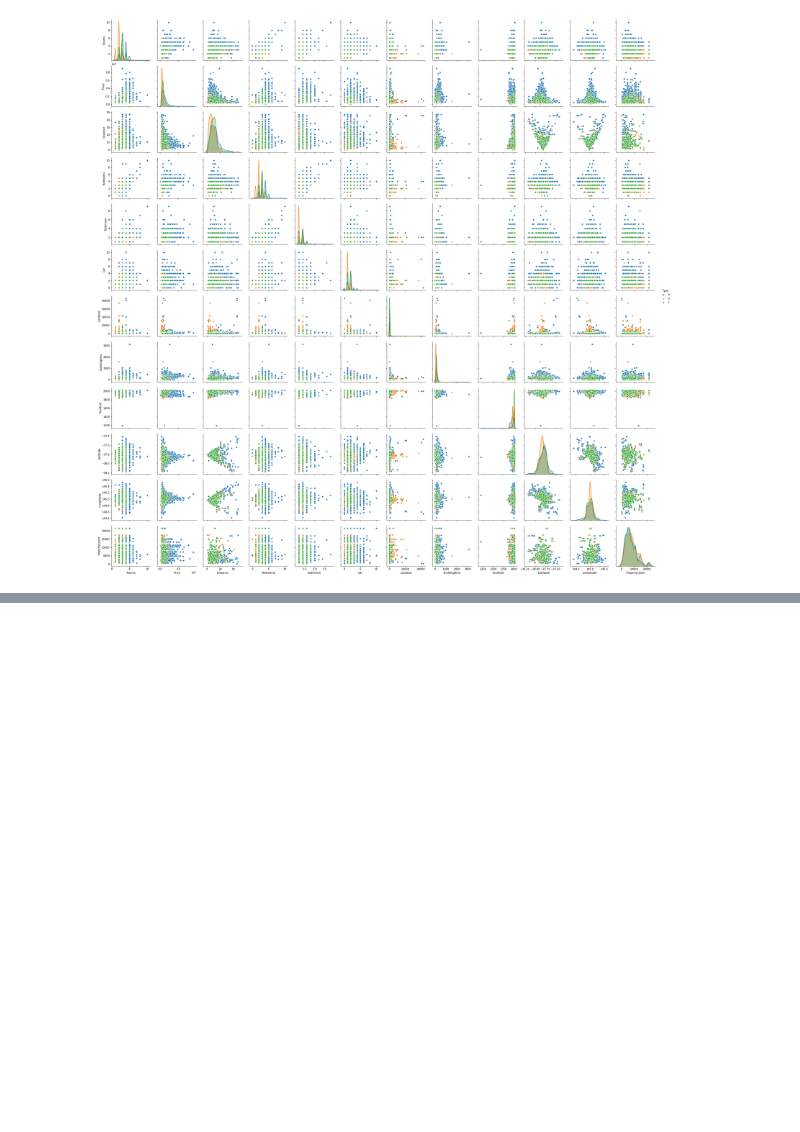
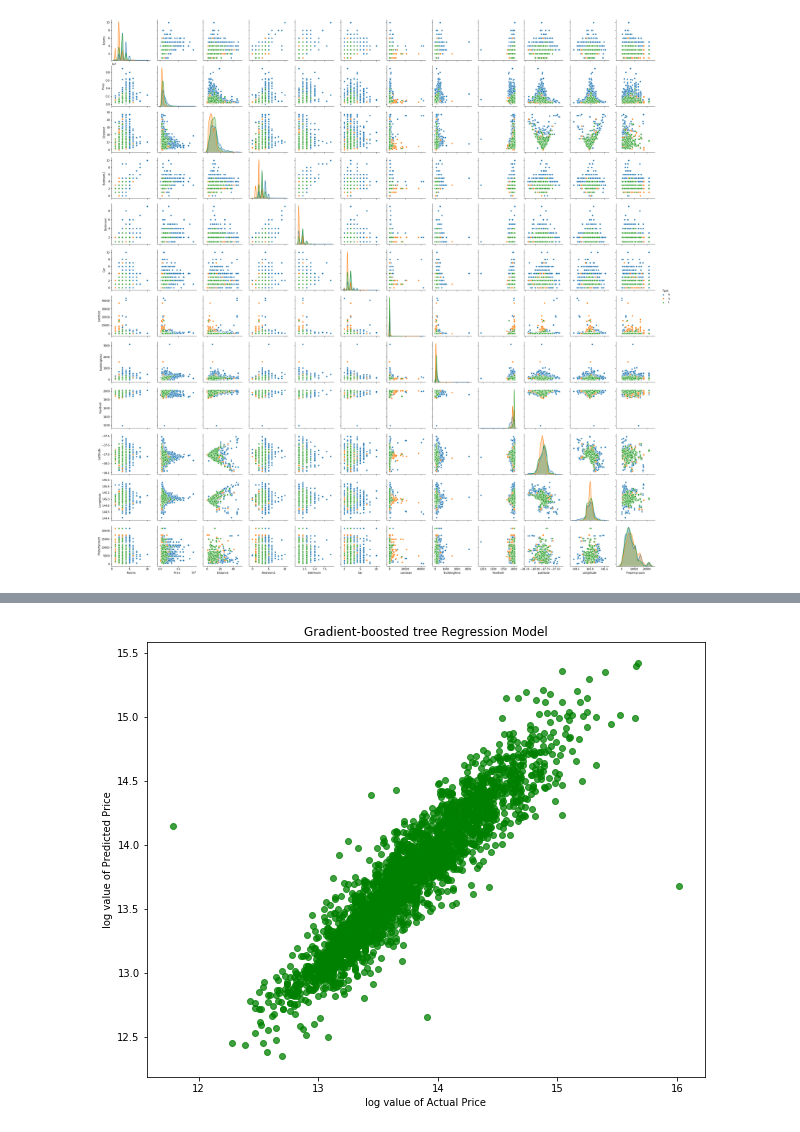
Before and after one commit to misl938/BDAS_misl938, a Jupyter notebook: Iteration4_misl938.ipynb, the cells around one changed output, grey strips where cells are left out. Saved outputs shown, nothing was run; the diff lists cells and outputs as text; code cells hidden in the pictures; blank space fills up the shorter version.

```diff
--- a/Iteration4_misl938.ipynb
+++ b/Iteration4_misl938.ipynb
@@ -1041,0 +1162,21 @@ plt.show()
+# %%
+# Define a grid of hyperparameters to test:
+#  - maxDepth: max depth of each decision tree in the GBT ensemble
+#  - maxIter: iterations, i.e., number of trees in each GBT ensemble
+# In this example notebook, we keep these values small.
+#In practice, to get the highest accuracy, we would likely want to try deeper trees (10 or higher) and more trees in the ensemble (>100).
+gbr_paramGrid = ParamGridBuilder()\
+  .addGrid(gbr.maxDepth, [2, 5])\
+  .addGrid(gbr.maxIter, [10, 100])\
+  .build()
+# We define an evaluation metric.  This tells CrossValidator how well we are doing by comparing the true labels with predictions.
+gbr_cv_evaluator = RegressionEvaluator(metricName="rmse", labelCol=gbr.getLabelCol(), predictionCol=gbr.getPredictionCol())
+# Declare the CrossValidator, which runs model tuning for us.
+gbr_cv = CrossValidator(estimator=gbr, evaluator=gbr_cv_evaluator, estimatorParamMaps=gbr_paramGrid)
+# %%
+gbr_cv_pipeline = Pipeline(stages=[assembler, gbr_cv])
+# %%
+#https://docs.azuredatabricks.net/_static/notebooks/gbt-regression.html
+
+gbr_cv_pipelineModel = gbr_cv_pipeline.fit(train_data)
+gbr_cv_test_results = gbr_cv_pipelineModel.transform(test_data)
@@ -1041,0 +1221,16 @@ plt.show()
+# %%
+# view this relationship between predictions and actual_values graphically with a scatter plot.
+
+gbr_cv_PriceArr = np.array(gbr_cv_test_results.select('logPrice').collect())
+gbr_cv_PredictionArr = np.array(gbr_cv_test_results.select('Prediction').collect())
+
+plt.figure(figsize=(10,8))
+plt.scatter(gbr_cv_PriceArr,gbr_cv_PredictionArr, alpha=.75,
+            color='g')  # alpha helps to show overlapping data
+plt.xlabel('log value of Actual Price')
+plt.ylabel('log value of Predicted Price')
+plt.title('Gradient-boosted tree Regression Model')
+
+plt.show()
+# %% [output]
+[figure, added]
```
Also changed, not shown: parts of 61 cells of this notebook, 1 other file.
